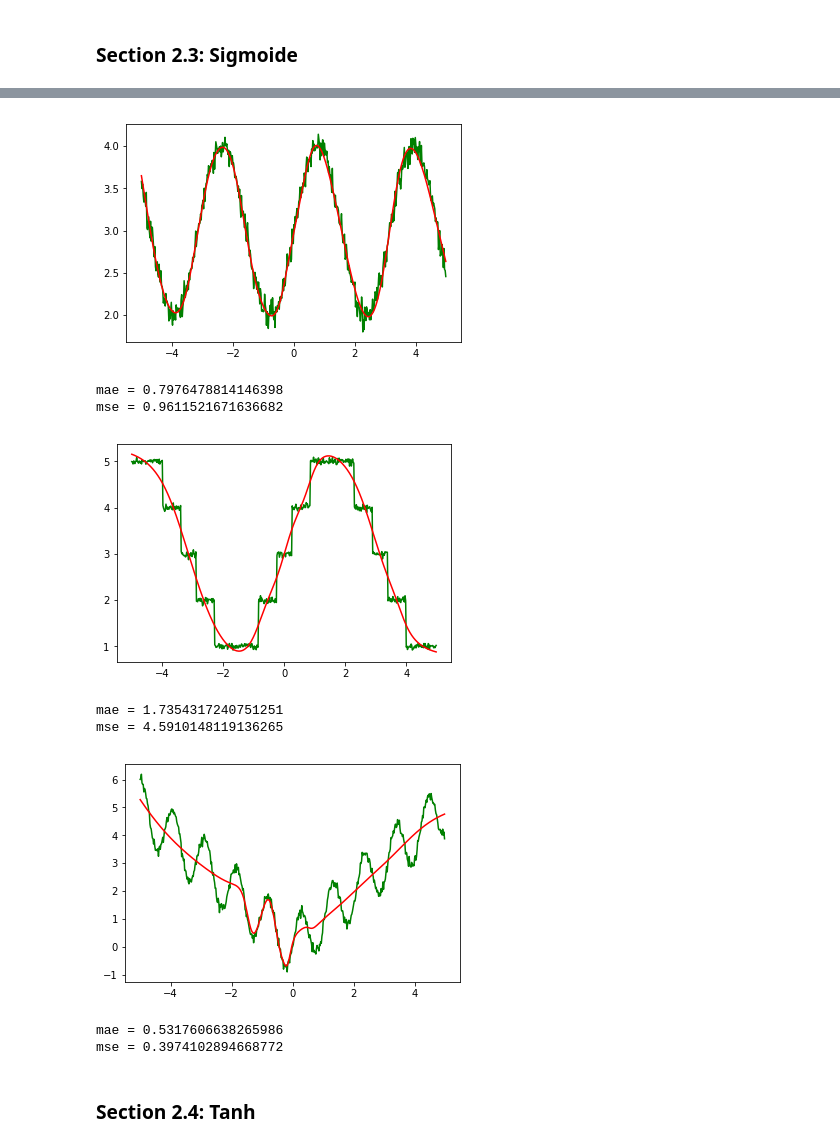
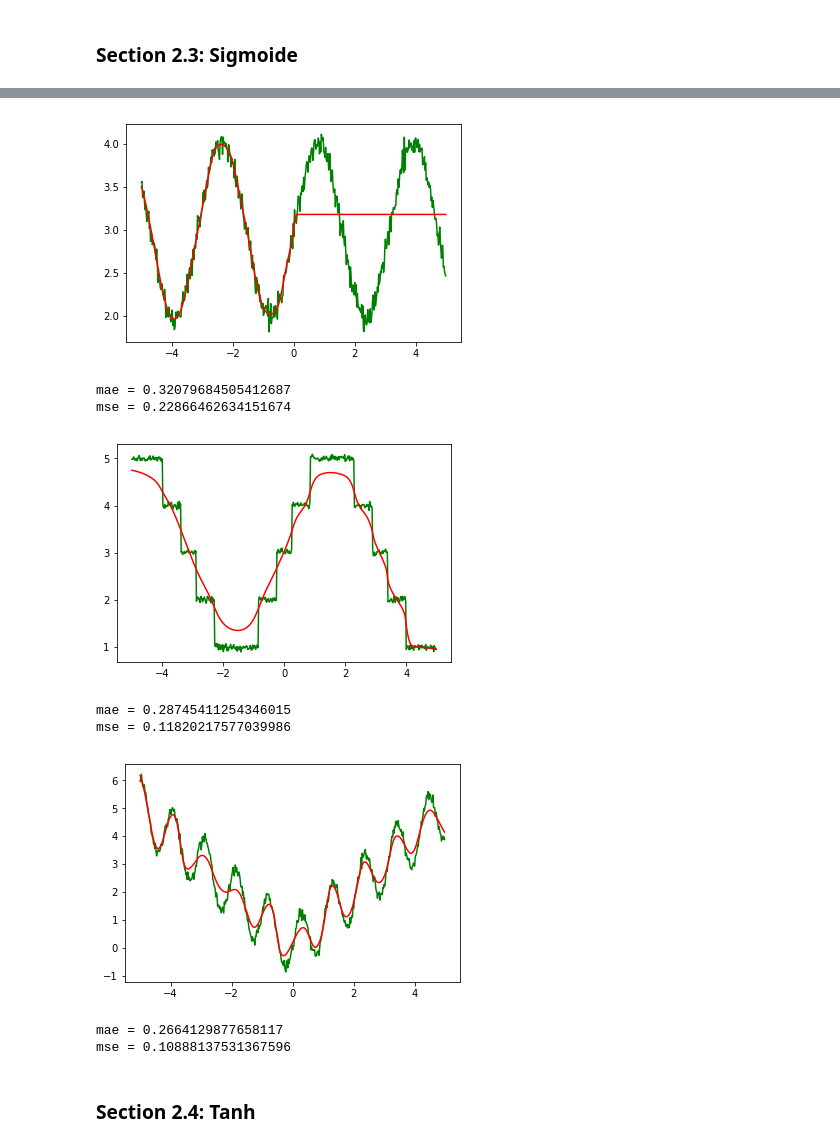
Before and after one commit to ArnaudDeleruyelle/Deep-Learning, a Jupyter notebook: 16-10-18-Jupyter/DeepLearning.ipynb, the cells around one changed output, grey strips where cells are left out. Drawn from its saved outputs; the diff is of its cells as text; code cells hidden in the pictures.

```diff
--- a/16-10-18-Jupyter/DeepLearning.ipynb
+++ b/16-10-18-Jupyter/DeepLearning.ipynb
@@ -109,13 +108,13 @@ def MLP(x_vals,tab_neurones, tab_activation):
 # %% [markdown]
 ### Section 1.7: Test d'un modèle
 # %%
-mlp1 = MLP(x_vals,[8,8,1], ['tanh','tanh','identity'])
+mlp1 = MLP(x_batch,[8,8,1], ['tanh','tanh','identity'])
 
 # output layer
 y_pred = mlp1[-1]
 
 # loss function
-loglikelihoods = tf.square(y_pred - y)
+loglikelihoods = tf.square(y_pred - y_batch)
 avg_llh = tf.reduce_mean(loglikelihoods)
 
 # optimizer
@@ -176,12 +181,12 @@ mae = 1.3333333333333333
 def testFunctionActivation(n, x_vals, y_vals, model):
     liste_result = []
     for i in range(n):
-        session = Fit(x_vals, y_vals, model, verbose = 20000)
+        session = Fit(x_vals, y_vals, model, verbose = 10000)
         y_result = Predict(x_vals,session)
         liste_result.append(y_result)
         session.close()
     result = np.mean(liste_result, axis = 0)
-    return result.reshape(nb_data,1)
+    return result.reshape(result.shape[0],1)
 # %% [markdown]
 ### Section 2.2: Relu
 # %%
@@ -244,14 +267,14 @@ mse = 0.3890403688404397
 # %%
 # model with sigmoid
 
-mlp_sigmoid = MLP(x_vals,[8,8,1], ['sigmoid','sigmoid','identity'])
+mlp_sigmoid = MLP(x_batch,[8,8,8,1], ['sigmoid','sigmoid','sigmoid','identity'])
 
 # output layer
 y_pred = mlp_sigmoid[-1]
 
 
 # loss function
-loglikelihoods = tf.square(y_pred - y)
+loglikelihoods = tf.square(y_pred - y_batch)
 avg_llh = tf.reduce_mean(loglikelihoods)
 
 # optimizer
@@ -259,6 +282,6 @@ opt = tf.train.AdamOptimizer(learning_rate=0.01)
 modelSigmoid = opt.minimize(avg_llh)
 # %%
 # train model
-resSigmoid_sin = testFunctionActivation(10,x_vals,y_vals_f_sin,modelSigmoid)
-resSigmoid_round = testFunctionActivation(10,x_vals,y_vals_f_round,modelSigmoid)
-resSigmoid_absin = testFunctionActivation(10,x_vals,y_vals_f_absin,modelSigmoid)
+resSigmoid_sin = testFunctionActivation(10,x,y_f1,modelSigmoid)
+resSigmoid_round = testFunctionActivation(10,x,y_f2,modelSigmoid)
+resSigmoid_absin = testFunctionActivation(10,x,y_f3,modelSigmoid)
@@ -265,38 +306,38 @@ resSigmoid_absin = testFunctionActivation(10,x_vals,y_vals_f_absin,modelSigmoid)
 # %%
 # print result
 
-plt.plot(x_vals,y_vals_f_sin, 'green')
-plt.plot(x_vals,resSigmoid_sin, 'red')
+plt.plot(x,y_f1, 'green')
+plt.plot(x,resSigmoid_sin, 'red')
 plt.show()
 
-print( "mae = " + str(mae(resSigmoid_sin,y_vals_f_sin)))
-print( "mse = " + str(mse(resSigmoid_sin,y_vals_f_sin)))
+print( "mae = " + str(mae(resSigmoid_sin,y_f1)))
+print( "mse = " + str(mse(resSigmoid_sin,y_f1)))
 
 
-plt.plot(x_vals,y_vals_f_round, 'green')
-plt.plot(x_vals,resSigmoid_round, 'red')
+plt.plot(x,y_f2, 'green')
+plt.plot(x,resSigmoid_round, 'red')
 plt.show()
 
-print( "mae = " + str(mae(resSigmoid_round,y_vals_f_round)))
-print( "mse = " + str(mse(resSigmoid_round,y_vals_f_round)))
+print( "mae = " + str(mae(resSigmoid_round,y_f2)))
+print( "mse = " + str(mse(resSigmoid_round,y_f2)))
 
 
-plt.plot(x_vals,y_vals_f_absin, 'green')
-plt.plot(x_vals,resSigmoid_absin, 'red')
+plt.plot(x,y_f3, 'green')
+plt.plot(x,resSigmoid_absin, 'red')
 plt.show()
 
-print( "mae = " + str(mae(resSigmoid_absin,y_vals_f_absin)))
-print( "mse = " + str(mse(resSigmoid_absin,y_vals_f_absin)))
+print( "mae = " + str(mae(resSigmoid_absin,y_f3)))
+print( "mse = " + str(mse(resSigmoid_absin,y_f3)))
 # %% [output]
-[figure, old version]
+[figure, new version]
-mae = 0.7976478814146398
-mse = 0.9611521671636682
+mae = 0.32079684505412687
+mse = 0.22866462634151674
-[figure, old version]
+[figure, new version]
-mae = 1.7354317240751251
-mse = 4.5910148119136265
+mae = 0.28745411254346015
+mse = 0.11820217577039986
-[figure, old version]
+[figure, new version]
-mae = 0.5317606638265986
-mse = 0.3974102894668772
+mae = 0.2664129877658117
+mse = 0.10888137531367596
 # %% [markdown]
 ### Section 2.4: Tanh
 # %%
```
Also changed, not shown: parts of 17 cells of this notebook.
